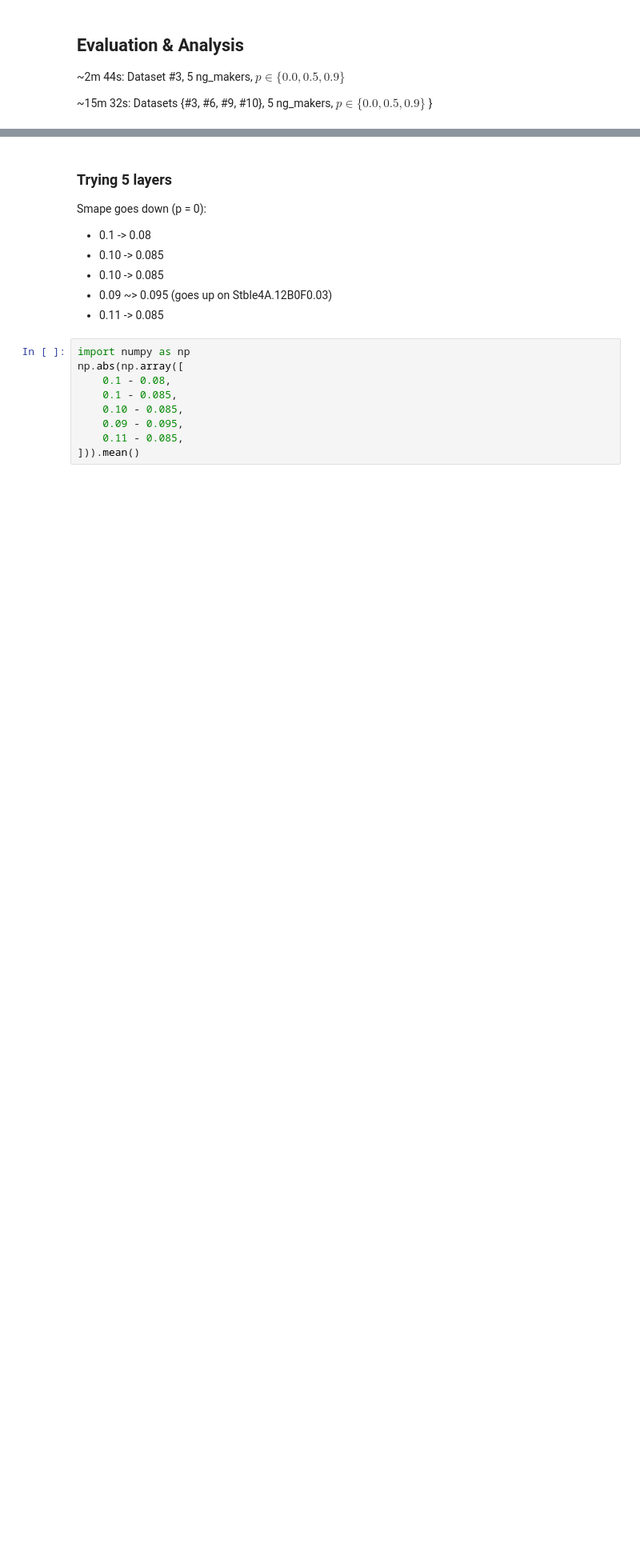
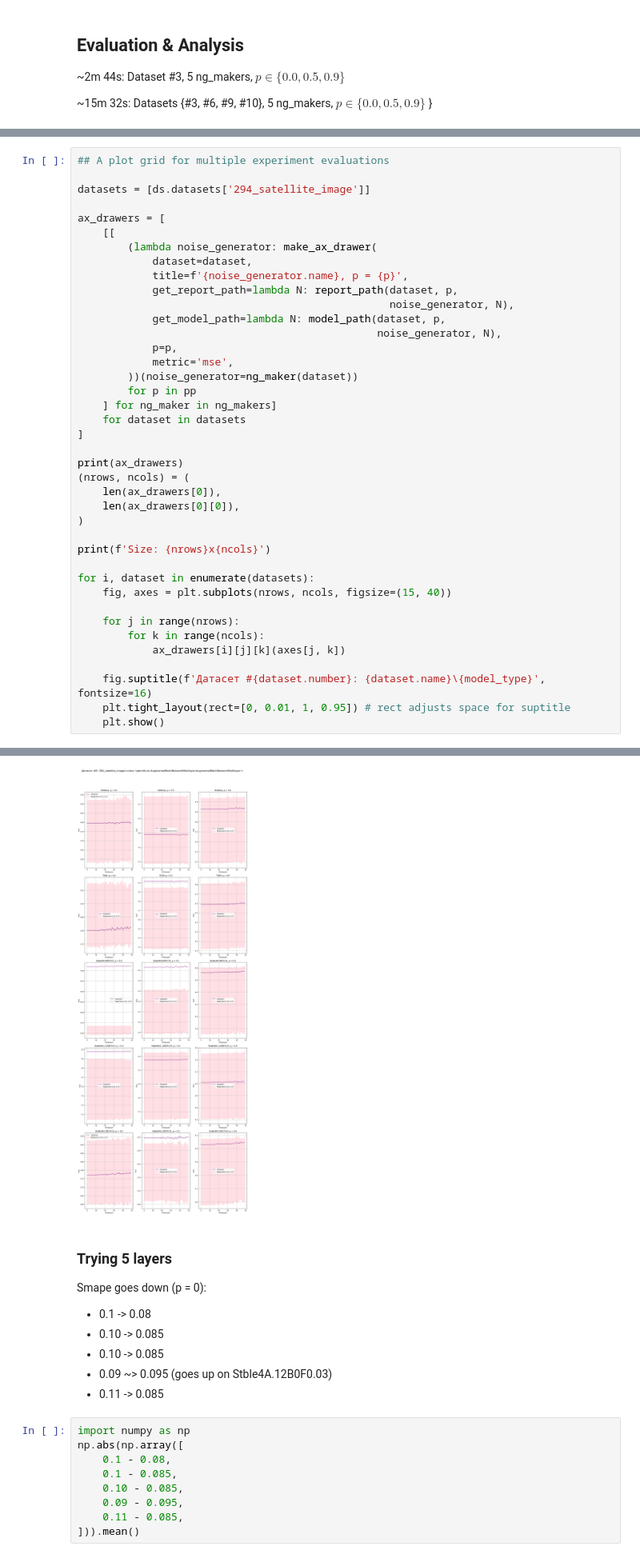
Before and after one commit to LISA-ITMO/CGT4NN, a Jupyter notebook: cgt-nn-rev9.ipynb, the cells around one changed output, grey strips where cells are left out. Shown at 80% size. Drawn from its saved outputs; the diff is of its cells as text; blank space fills up the shorter version.

```diff
--- a/cgt-nn-rev9.ipynb
+++ b/cgt-nn-rev9.ipynb
@@ -458,0 +472,41 @@ Size: 5x3
+# %%
+## A plot grid for multiple experiment evaluations
+
+datasets = [ds.datasets['294_satellite_image']]
+
+ax_drawers = [
+    [[
+        (lambda noise_generator: make_ax_drawer(
+            dataset=dataset,
+            title=f'{noise_generator.name}, p = {p}',
+            get_report_path=lambda N: report_path(dataset, p,
+                                                  noise_generator, N),
+            get_model_path=lambda N: model_path(dataset, p,
+                                                noise_generator, N),
+            p=p,
+            metric='mse',
+        ))(noise_generator=ng_maker(dataset))
+        for p in pp
+    ] for ng_maker in ng_makers]
+    for dataset in datasets
+]
+
+print(ax_drawers)
+(nrows, ncols) = (
+    len(ax_drawers[0]),
+    len(ax_drawers[0][0]),
+)
+
+print(f'Size: {nrows}x{ncols}')
+
+for i, dataset in enumerate(datasets):
+    fig, axes = plt.subplots(nrows, ncols, figsize=(15, 40))
+
+    for j in range(nrows):
+        for k in range(ncols):
+            ax_drawers[i][j][k](axes[j, k])
+
+    fig.suptitle(f'Датасет #{dataset.number}: {dataset.name}\{model_type}', fontsize=16)
+    plt.tight_layout(rect=[0, 0.01, 1, 0.95]) # rect adjusts space for suptitle
+    plt.show()
+# %% [output]
@@ -459,3 +530,4 @@ Size: 5x3
+[figure, added]
 # %% [markdown]
 ### Trying 5 layers
 
```
Also changed, not shown: parts of 6 cells of this notebook, 3 other files.
